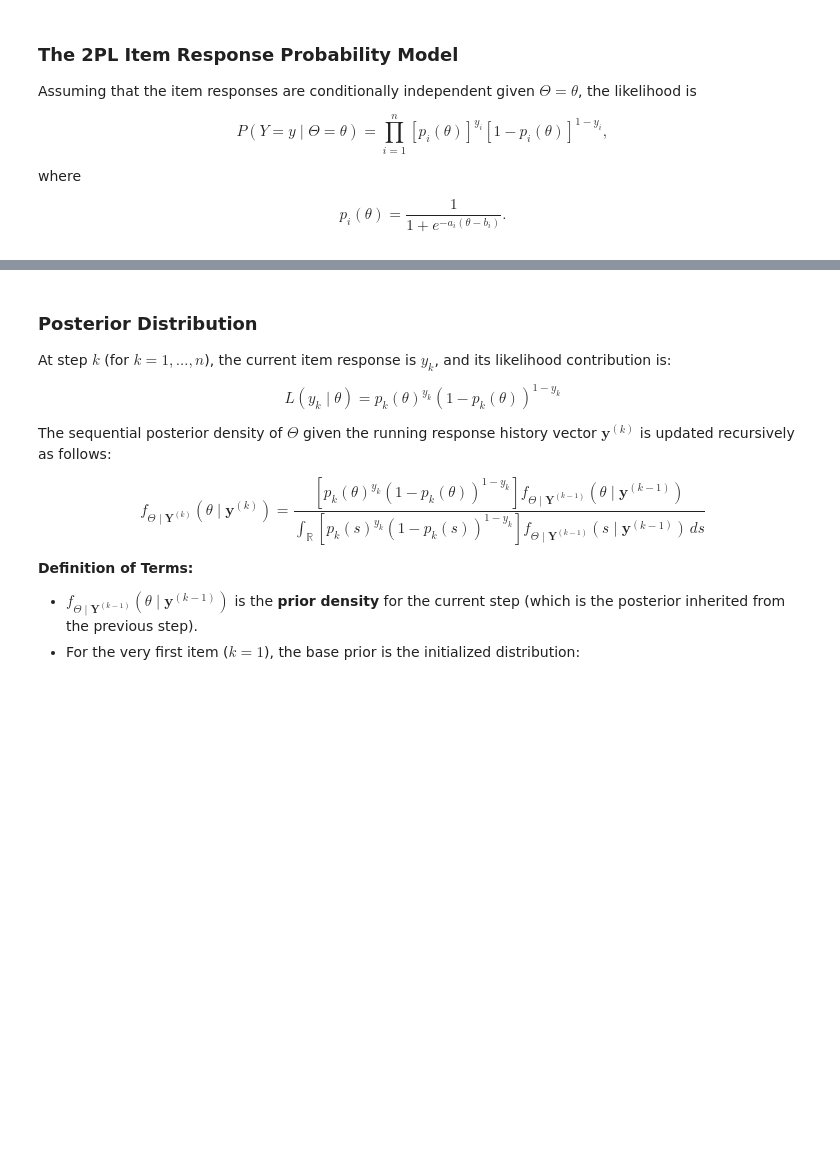
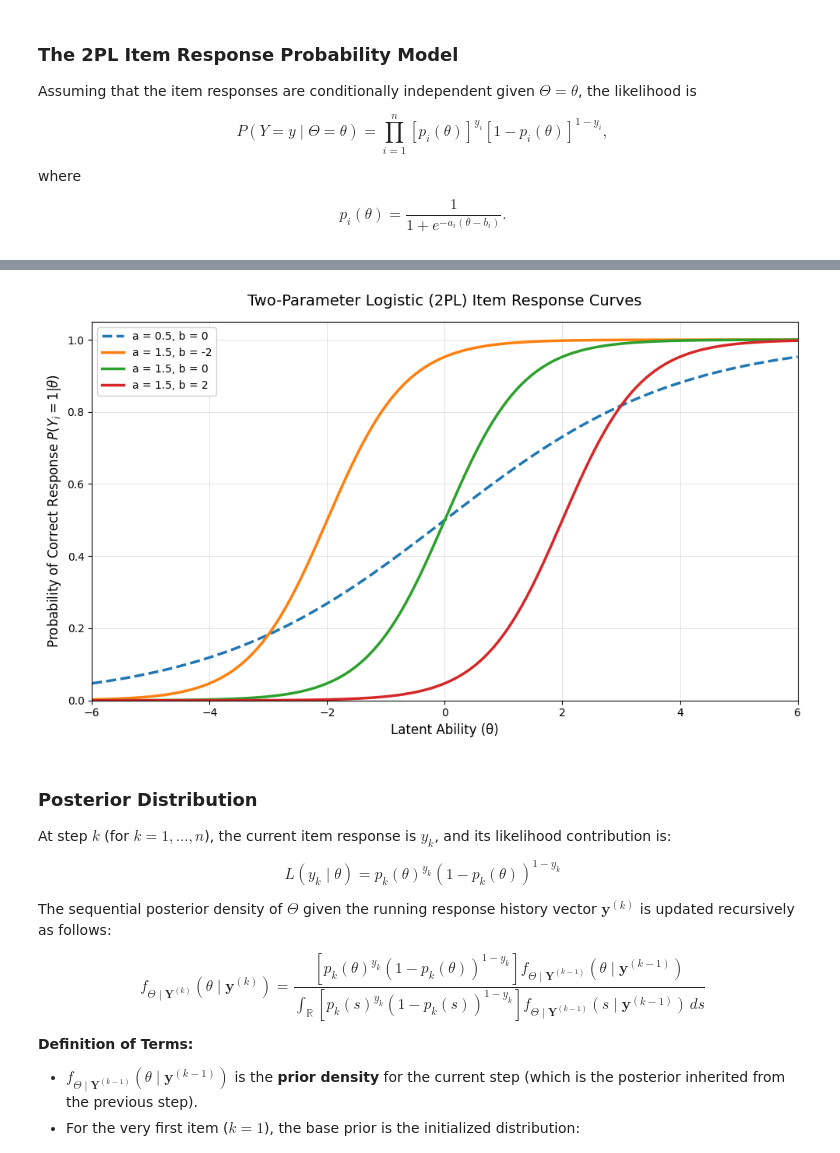
Before and after one commit to Kushen23/Statistical-Learning-e23290, a Jupyter notebook: Assignment_7c_Item_Response_Prediction_and_Click_Through_Rate_Prediction.ipynb, the cells around one changed output, grey strips where cells are left out. Drawn from its saved outputs; the diff is of its cells as text; code cells hidden in the pictures; blank space fills up the shorter version.

```diff
--- a/Assignment_7c_Item_Response_Prediction_and_Click_Through_Rate_Prediction.ipynb
+++ b/Assignment_7c_Item_Response_Prediction_and_Click_Through_Rate_Prediction.ipynb
@@ -65,7 +65,7 @@ p_i(\theta)
 $$
 # %%
 import numpy as np
-import plotly.graph_objects as go
+import matplotlib.pyplot as plt
 
 # Define the 2PL Item Response Function
 def p_i(theta, a, b):
@@ -76,15 +76,16 @@ theta_vals = np.linspace(-6, 6, 300)
 
 # Define configurations to plot
 curves = [
-    {"a": 0.5, "b": 0, "line_style": "dash"},
-    {"a": 1.5, "b": -2, "line_style": "solid"},
-    {"a": 1.5, "b": 0, "line_style": "solid"},
-    {"a": 1.5, "b": 2, "line_style": "solid"},
+    {"a": 0.5, "b": 0, "line_style": "--"},  # Matplotlib dashed line
+    {"a": 1.5, "b": -2, "line_style": "-"},  # Matplotlib solid line
+    {"a": 1.5, "b": 0, "line_style": "-"},
+    {"a": 1.5, "b": 2, "line_style": "-"},
 ]
 
-# Create the Plotly figure
-fig = go.Figure()
+# Set up the figure size
+plt.figure(figsize=(10, 6))
 
+# Plot each curve
 for curve in curves:
     a = curve["a"]
     b = curve["b"]
@@ -94,37 +95,18 @@ for curve in curves:
     p_vals = p_i(theta_vals, a, b)
 
     # Add trace to the plot
-    fig.add_trace(go.Scatter(
-        x=theta_vals,
-        y=p_vals,
-        mode='lines',
-        name=f"a = {a}, b = {b}",
-        line=dict(dash=style, width=2.5)
-    ))
+    plt.plot(theta_vals, p_vals, linestyle=style, linewidth=2.5, label=f"a = {a}, b = {b}")
 
-# Customize layout
-fig.update_layout(
-    title={
-        'text': "Two-Parameter Logistic (2PL) Item Response Curves",
-        'y':0.9,
-        'x':0.5,
-        'xanchor': 'center',
-        'yanchor': 'top'
-    },
-    xaxis_title="Latent Ability (θ)",
-    yaxis_title="Probability of Correct Response P(Y_i = 1 | θ)",
-    xaxis=dict(range=[-6, 6], gridcolor='rgba(0,0,0,0.1)'),
-    yaxis=dict(range=[0, 1.05], gridcolor='rgba(0,0,0,0.1)'),
-    template="plotly_white",
-    legend=dict(
-        yanchor="top",
-        y=0.95,
-        xanchor="left",
-        x=0.05,
-        bgcolor="rgba(255,255,255,0.8)"
-    )
-)
+# Customize layout to match the original style
+plt.title("Two-Parameter Logistic (2PL) Item Response Curves", fontsize=14, pad=15)
+plt.xlabel("Latent Ability (θ)", fontsize=12)
+plt.ylabel("Probability of Correct Response $P(Y_i = 1 | \\theta)$", fontsize=12)
+plt.xlim([-6, 6])
+plt.ylim([0, 1.05])
+plt.grid(color='gray', linestyle='-', linewidth=0.5, alpha=0.3)
+plt.legend(loc="upper left", framealpha=0.9)
 
-# Display the interactive plot (removed the "png" request)
-fig.show()
+# Clean up layout and display
+plt.tight_layout()
+plt.show()
 # %% [output]
@@ -132,3 +113,4 @@ fig.show()
+[figure, added]
 # %% [markdown]
 ### Posterior Distribution
 
```
Also changed, not shown: parts of 1 cell of this notebook.
